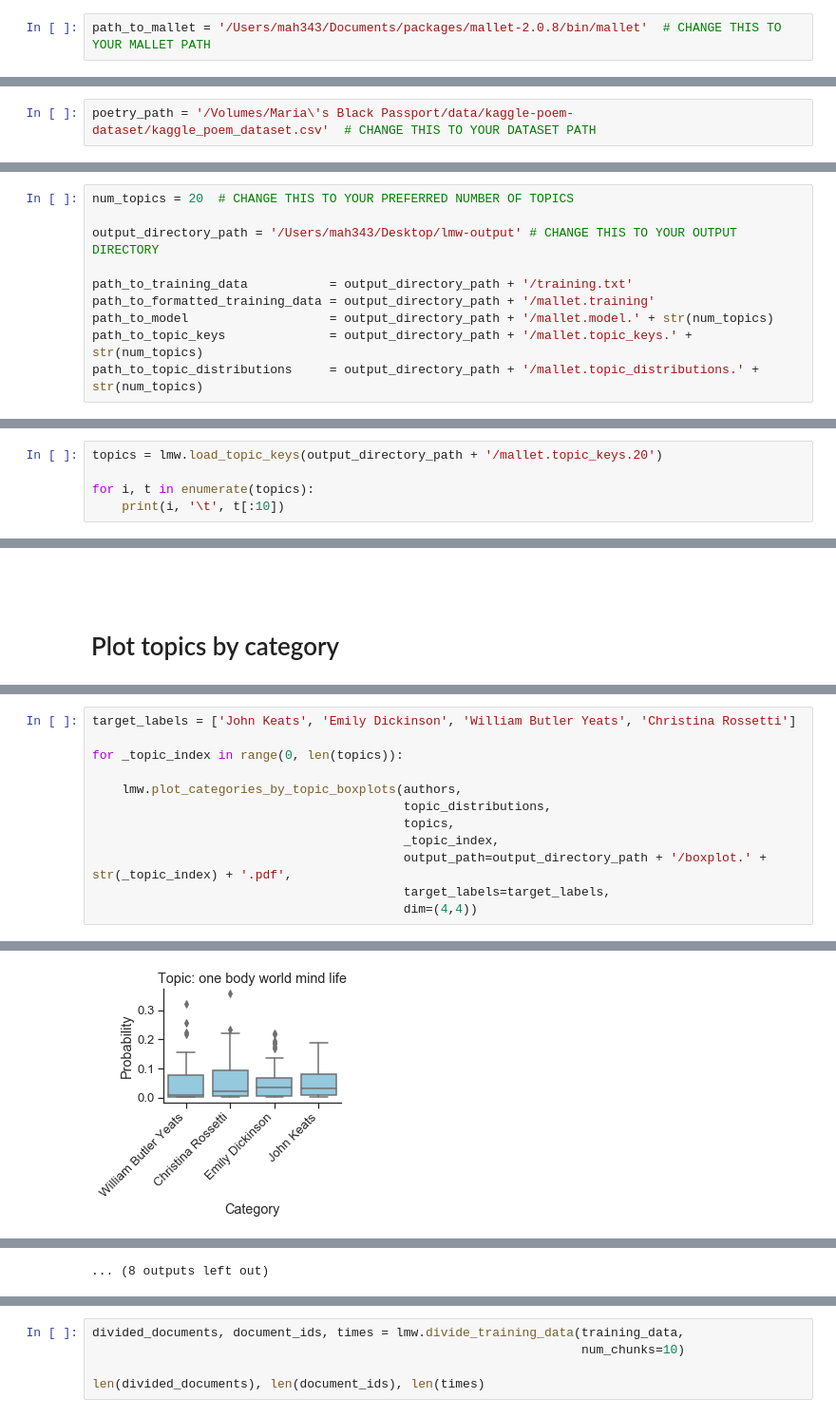
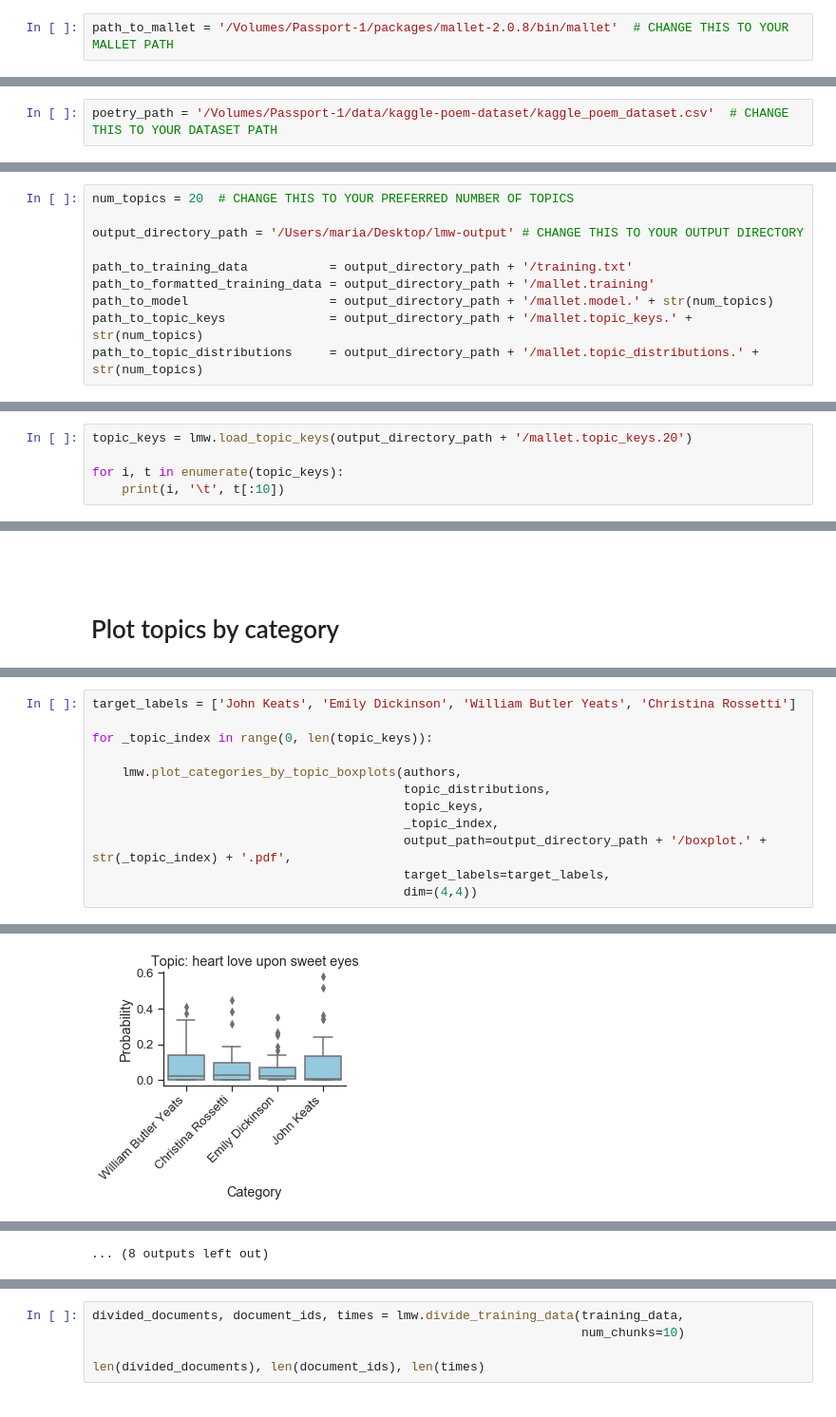
Before and after one commit to maria-antoniak/little-mallet-wrapper, a Jupyter notebook: demo.ipynb, the cells around one changed output, grey strips where cells are left out. Shown at 95% size. Saved outputs shown, nothing was run; the diff lists cells and outputs as text.

```diff
--- a/demo.ipynb
+++ b/demo.ipynb
@@ -20,7 +20,7 @@ import little_mallet_wrapper as lmw
 
 Change the path below to the location of your local MALLET installation.
 # %%
-path_to_mallet = '/Users/mah343/Documents/packages/mallet-2.0.8/bin/mallet'  # CHANGE THIS TO YOUR MALLET PATH
+path_to_mallet = '/Volumes/Passport-1/packages/mallet-2.0.8/bin/mallet'  # CHANGE THIS TO YOUR MALLET PATH
 # %% [markdown]
 <br><br>
 
@@ -33,5 +31,5 @@ https://www.kaggle.com/johnhallman/complete-poetryfoundationorg-dataset
 # %%
-poetry_path = '/Volumes/Maria\'s Black Passport/data/kaggle-poem-dataset/kaggle_poem_dataset.csv'  # CHANGE THIS TO YOUR DATASET PATH
+poetry_path = '/Volumes/Passport-1/data/kaggle-poem-dataset/kaggle_poem_dataset.csv'  # CHANGE THIS TO YOUR DATASET PATH
 # %%
 poetry_df = pd.read_csv(poetry_path)
 poetry_df.sample(5)
@@ -80,7 +151,7 @@ While training, you can observe progress by checking the terminal window from wh
 # %%
 num_topics = 20  # CHANGE THIS TO YOUR PREFERRED NUMBER OF TOPICS
 
-output_directory_path = '/Users/mah343/Desktop/lmw-output' # CHANGE THIS TO YOUR OUTPUT DIRECTORY
+output_directory_path = '/Users/maria/Desktop/lmw-output' # CHANGE THIS TO YOUR OUTPUT DIRECTORY
 
 path_to_training_data           = output_directory_path + '/training.txt'
 path_to_formatted_training_data = output_directory_path + '/mallet.training'
@@ -112,6 +194,6 @@ Complete
 # %%
-topics = lmw.load_topic_keys(output_directory_path + '/mallet.topic_keys.20')
+topic_keys = lmw.load_topic_keys(output_directory_path + '/mallet.topic_keys.20')
 
-for i, t in enumerate(topics):
+for i, t in enumerate(topic_keys):
     print(i, '\t', t[:10])
 # %% [output]
@@ -175,11 +253,11 @@ lmw.plot_categories_by_topics_heatmap(authors,
 # %%
 target_labels = ['John Keats', 'Emily Dickinson', 'William Butler Yeats', 'Christina Rossetti']
 
-for _topic_index in range(0, len(topics)):
+for _topic_index in range(0, len(topic_keys)):
 
     lmw.plot_categories_by_topic_boxplots(authors,
                                           topic_distributions,
-                                          topics,
+                                          topic_keys,
                                           _topic_index,
                                           output_path=output_directory_path + '/boxplot.' + str(_topic_index) + '.pdf',
                                           target_labels=target_labels,
@@ -190 +268 @@ for _topic_index in range(0, len(topics)):
-[figure, old version]
+[figure, new version]
```
Also changed, not shown: parts of 21 cells of this notebook.
